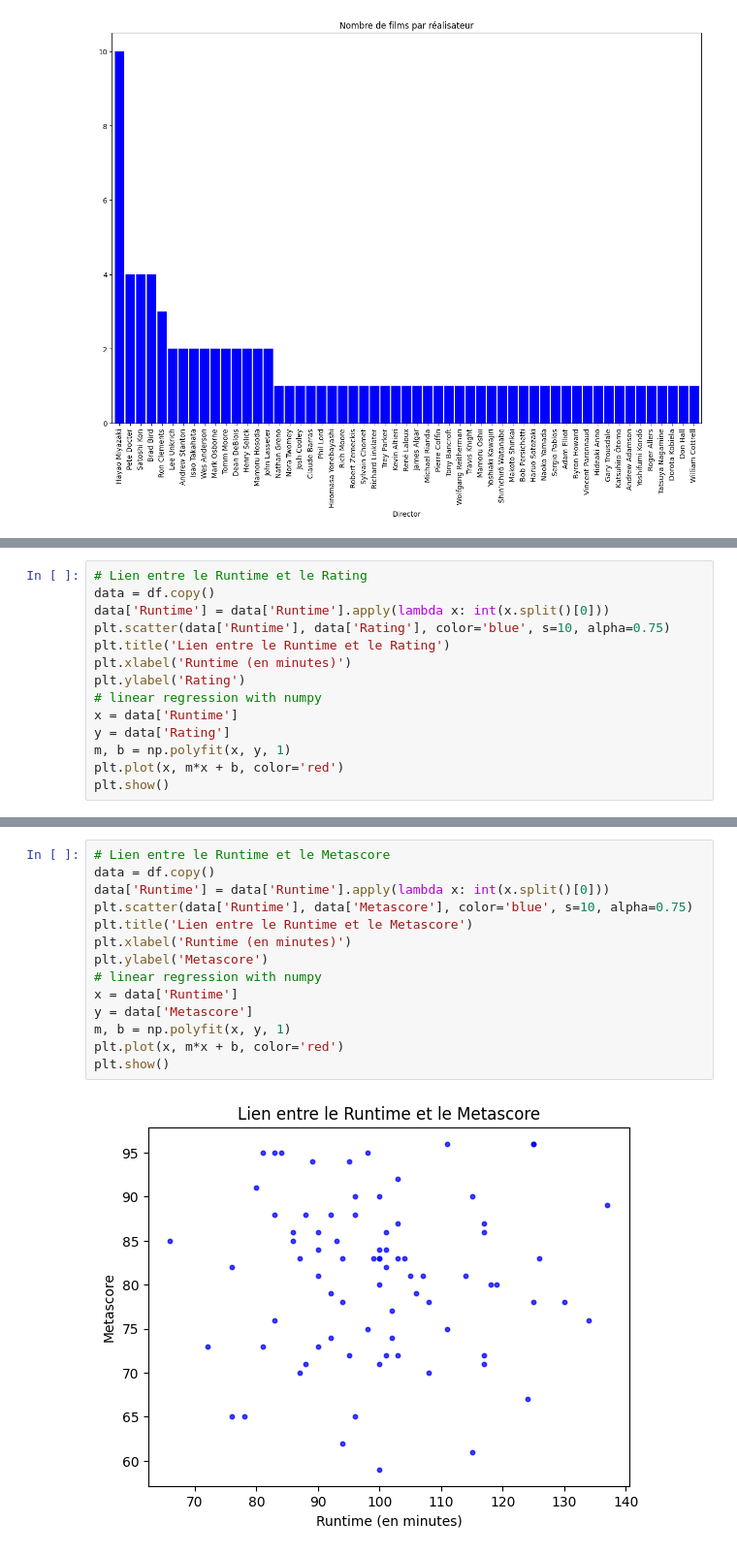
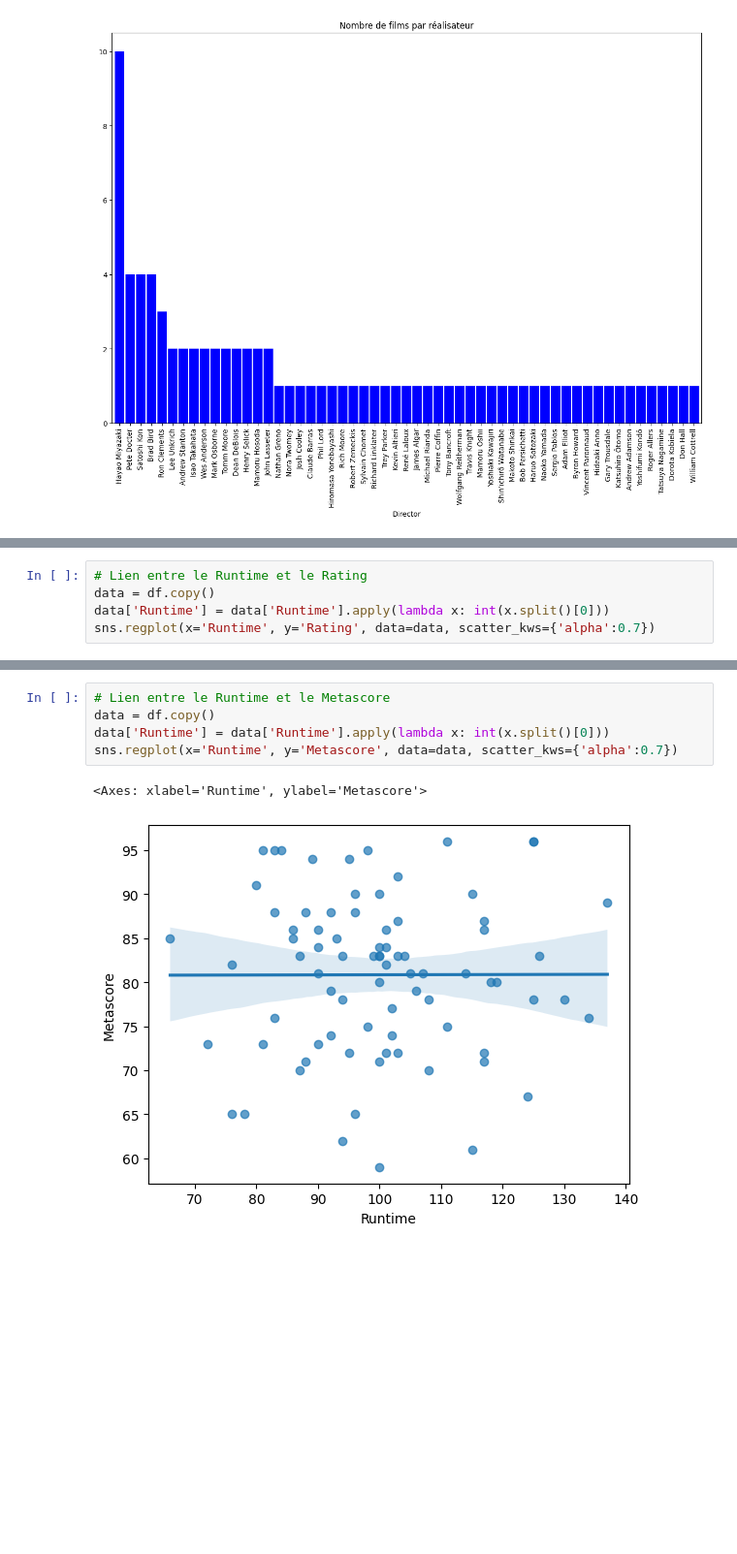
Before and after one commit to UrbsKali/ESILV_Stats, a Jupyter notebook: main.ipynb, the cells around one changed output, grey strips where cells are left out. Shown at 97% size. Cells and saved outputs as stored; diff of their text form; blank space fills up the shorter version.

```diff
--- a/main.ipynb
+++ b/main.ipynb
@@ -66,14 +77,5 @@ Name: count, dtype: int64
 # Lien entre le Runtime et le Rating
 data = df.copy()
 data['Runtime'] = data['Runtime'].apply(lambda x: int(x.split()[0]))
-plt.scatter(data['Runtime'], data['Rating'], color='blue', s=10, alpha=0.75)
-plt.title('Lien entre le Runtime et le Rating')
-plt.xlabel('Runtime (en minutes)')
-plt.ylabel('Rating')
-# linear regression with numpy
-x = data['Runtime']
-y = data['Rating']
-m, b = np.polyfit(x, y, 1)
-plt.plot(x, m*x + b, color='red')
-plt.show()
+sns.regplot(x='Runtime', y='Rating', data=data, scatter_kws={'alpha':0.7})
 # %% [output]
@@ -81,16 +84,8 @@ plt.show()
 # %%
 # Lien entre le Runtime et le Metascore
 data = df.copy()
 data['Runtime'] = data['Runtime'].apply(lambda x: int(x.split()[0]))
-plt.scatter(data['Runtime'], data['Metascore'], color='blue', s=10, alpha=0.75)
-plt.title('Lien entre le Runtime et le Metascore')
-plt.xlabel('Runtime (en minutes)')
-plt.ylabel('Metascore')
-# linear regression with numpy
-x = data['Runtime']
-y = data['Metascore']
-m, b = np.polyfit(x, y, 1)
-plt.plot(x, m*x + b, color='red')
-plt.show()
+sns.regplot(x='Runtime', y='Metascore', data=data, scatter_kws={'alpha':0.7})
 # %% [output]
+<Axes: xlabel='Runtime', ylabel='Metascore'>
-[figure, old version]
+[figure, new version]
```
Also changed, not shown: parts of 9 cells of this notebook.
